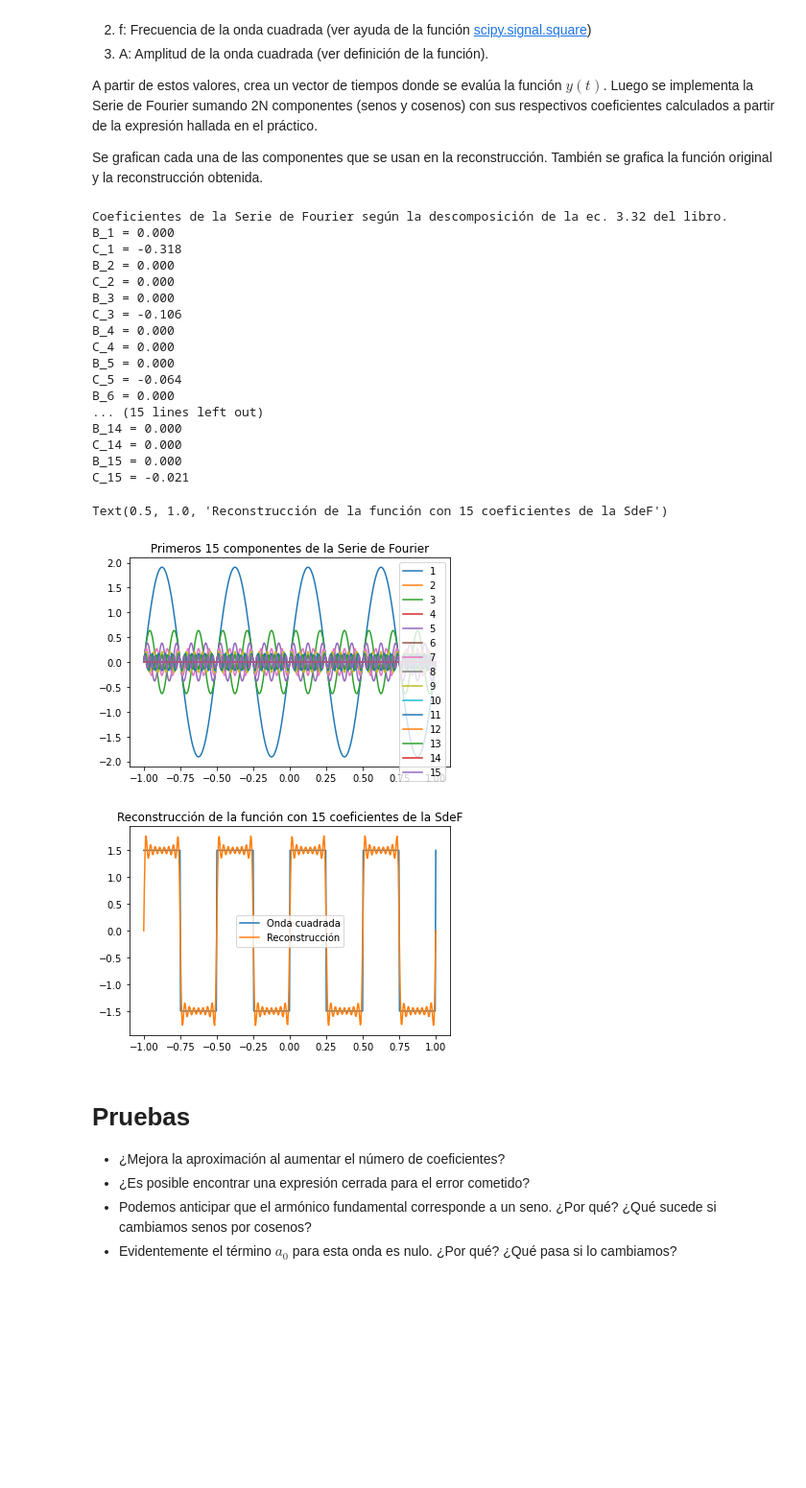
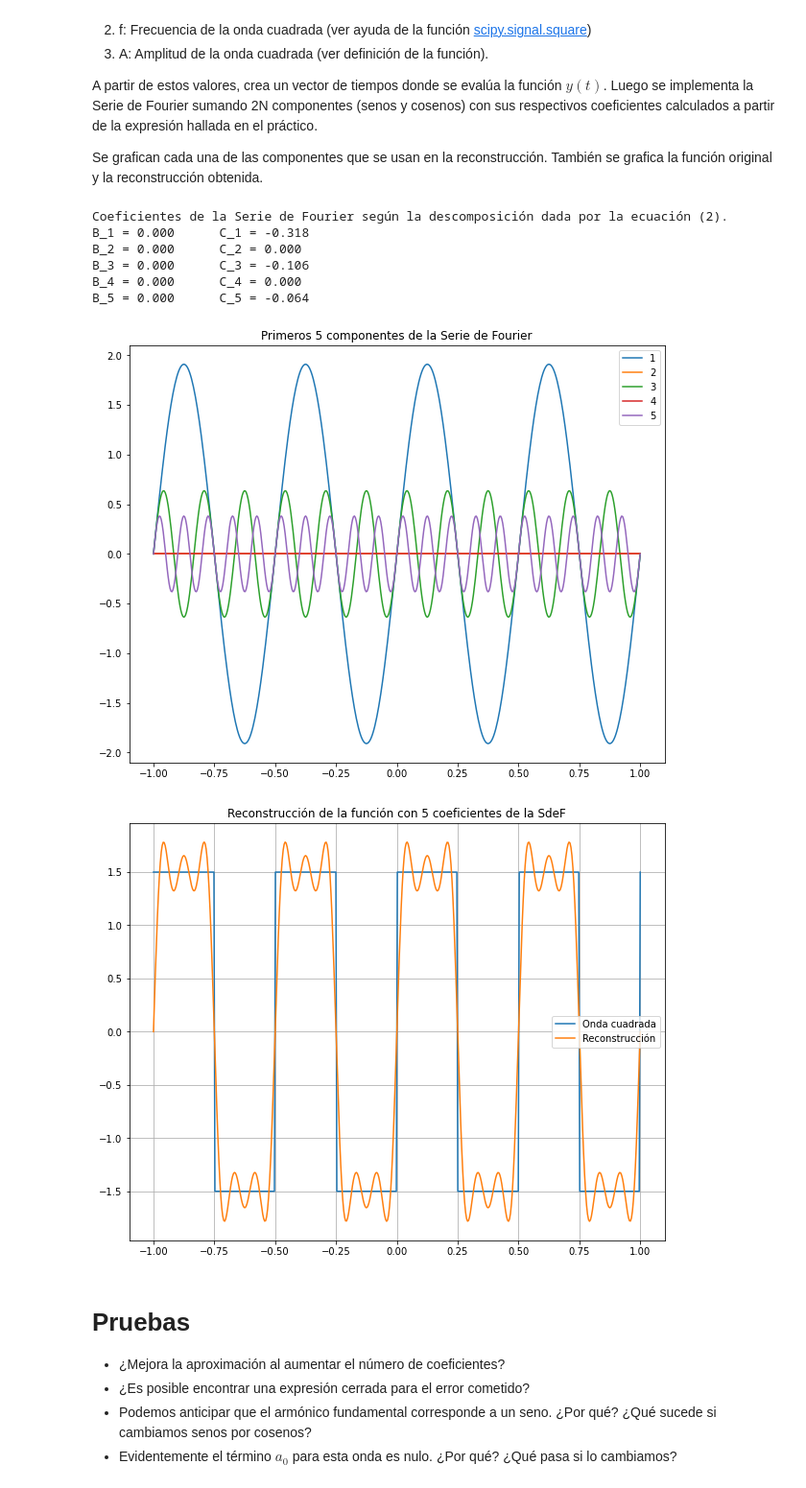
Before and after one commit to seys-fing/scripts, a Jupyter notebook: seys_03_SdeF_onda_cuadrada_exponenciales.ipynb, the cells around one changed output. Shown: that part at 96% size. Cells and saved outputs as stored; diff of their text form; code cells hidden in the pictures; blank space fills up the shorter version.

```diff
--- a/seys_03_SdeF_onda_cuadrada_exponenciales.ipynb
+++ b/seys_03_SdeF_onda_cuadrada_exponenciales.ipynb
@@ -35,8 +33,7 @@ $$x(t)=\sum_{k\in \mathbb Z} a_ke^{jk\frac{2\pi}{T}} $$
 # %%
 T = 1
 t = np.linspace(-2, 2, 5000)
-K = 2
-# Suma de exponenciales.
+K = 5
 
 a0 = 0.5
 z = a0
@@ -45,8 +42,10 @@ for k in range(1, K + 1):
     a_k = np.sin(np.pi * k / 2) / (k * np.pi)
     z = z + a_k * np.exp(1j * 2 * np.pi * k * t / T)
     z = z + a_k * np.exp(-1j * 2 * np.pi * k * t / T)
+
+plt.figure(figsize=(10,8))
 plt.plot(t, np.real(z), label='x(t)')
 plt.plot(t, np.imag(z), label='parte imaginaria')
-
 plt.legend()
+plt.grid()
 # %% [output]
@@ -86,60 +84,50 @@ Se grafican cada una de las componentes que se usan en la reconstrucción. Tambi
 # %%
 # =============================================================================
 # Main program.
 # =============================================================================
-N = 15 # Número de coeficientes a usar.
-f = 2 # Frecuencia de la onda cuadrada.
-A = 3 # Amplitud de la onda cuadrada.
+N = 5  # Número de coeficientes a usar.
+f = 2  # Frecuencia de la onda cuadrada.
+A = 3  # Amplitud de la onda cuadrada.
 
 # Tiempo
 n = np.linspace(-1, 1, 500)
 
 # Tren de pulsos
-y = funcion( n, f, A )
+y = funcion(n, f, A)
 
 # Suma de exponenciales.
 # Ver ec.(3.32): x = a0 + 2\sum_{k=1}^N B_k\cos(k\omega_0t) - C_k\sin(k\omega_0t)
 a0 = 0
 z = a0
 
-print('Coeficientes de la Serie de Fourier según la descomposición de la ec. 3.32 del libro.')
-for k in range( 1, N+1 ):
-    print('B_%d = %5.3f' % (k, coeficiente_cos(k)))
-    print('C_%d = %5.3f' % (k, coeficiente_sin(k)))
-    ecos = A * coeficiente_cos(k) * np.cos( k * (2*np.pi*f) * n )
-    esin = A * coeficiente_sin(k) * np.sin( k * (2*np.pi*f) * n )
-    zn = 2*( ecos - esin )
+print('Coeficientes de la Serie de Fourier según la descomposición dada por la ecuación (2).')
+plt.figure(figsize=(10, 8))
+for k in range(1, N + 1):
+    print('B_%d = %5.3f\t C_%d = %5.3f' %
+          (k, coeficiente_cos(k), k, coeficiente_sin(k)))
+    ecos = A * coeficiente_cos(k) * np.cos(k * (2 * np.pi * f) * n)
+    esin = A * coeficiente_sin(k) * np.sin(k * (2 * np.pi * f) * n)
+    zn = 2 * (ecos - esin)
     z = z + zn
     plt.plot(n, zn, label=k)
     plt.legend()
 plt.title('Primeros %d componentes de la Serie de Fourier' % N)
 
-plt.figure()
+plt.figure(figsize=(10, 8))
 plt.plot(n, y, label='Onda cuadrada')
 plt.plot(n, z, label='Reconstrucción')
 plt.legend()
 plt.title('Reconstrucción de la función con %d coeficientes de la SdeF' % N)
+plt.grid()
 # %% [output]
-Coeficientes de la Serie de Fourier según la descomposición de la ec. 3.32 del libro.
-B_1 = 0.000
-C_1 = -0.318
-B_2 = 0.000
-C_2 = 0.000
-B_3 = 0.000
-C_3 = -0.106
-B_4 = 0.000
-C_4 = 0.000
-B_5 = 0.000
-C_5 = -0.064
-B_6 = 0.000
-... (15 lines left out)
-B_14 = 0.000
-C_14 = 0.000
-B_15 = 0.000
-C_15 = -0.021
+Coeficientes de la Serie de Fourier según la descomposición dada por la ecuación (2).
+B_1 = 0.000      C_1 = -0.318
+B_2 = 0.000      C_2 = 0.000
+B_3 = 0.000      C_3 = -0.106
+B_4 = 0.000      C_4 = 0.000
+B_5 = 0.000      C_5 = -0.064
-Text(0.5, 1.0, 'Reconstrucción de la función con 15 coeficientes de la SdeF')
-[figure, old version]
+[figure, new version]
-[figure, old version]
+[figure, new version]
 # %% [markdown]
 # Pruebas
 
```
Also changed, not shown: parts of 4 cells of this notebook.
